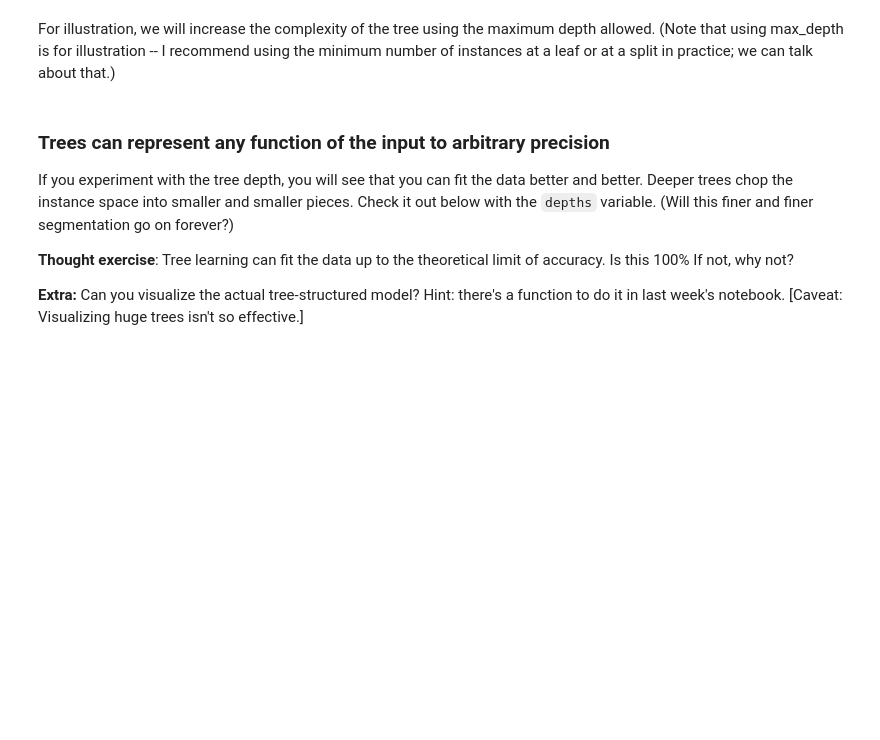
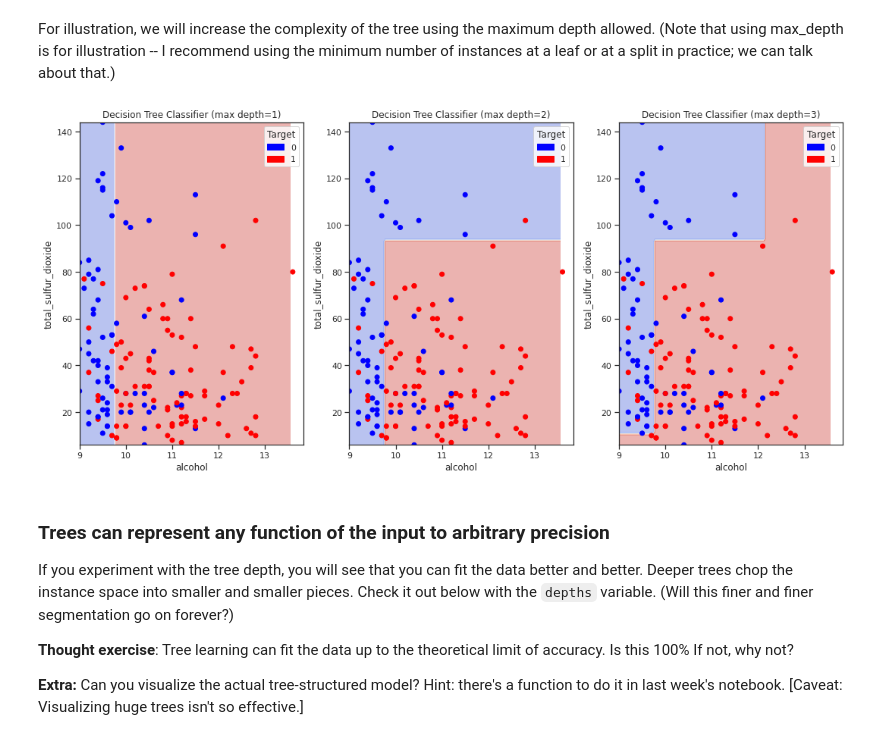
Before and after one commit to RubingLi123/foster_2023spring, a Jupyter notebook: Module3_Fitting_CrossVal/Fitting_and_overfitting.ipynb, the cells around one changed output. Drawn from its saved outputs; the diff is of its cells as text; code cells hidden in the pictures; blank space fills up the shorter version.

```diff
--- a/Module3_Fitting_CrossVal/Fitting_and_overfitting.ipynb
+++ b/Module3_Fitting_CrossVal/Fitting_and_overfitting.ipynb
@@ -204,34 +260,36 @@ For illustration, we will increase the complexity of the tree using the maximum
 from sklearn.tree import DecisionTreeClassifier
 from sklearn.metrics import accuracy_score
 X = wine_df[predictor_columns]
 Y = wine_df.is_good
 
 def training_accy(X, y, model):  #to add accuracy metric to plots
     y_hat = model.fit(X, y).predict(X)
     return accuracy_score(y, [1 if ty >= 0.5 else 0 for ty in y_hat])
 
 def plot_trees(X, Y, col1, col2, depths, show_probs=False, show_acc=False):
     ncol = 3
-    nrows = np.ceil(len(depths) / ncol)
+    nrows = int(np.ceil(len(depths) / ncol))
     plt.figure(figsize=[15, 7*nrows])
 
     for i in range(len(depths)):
         depth = depths[i]
         # Plot
         plt.subplot(nrows, ncol, 1+i)
         model = DecisionTreeClassifier(max_depth=depth, criterion="entropy")
         Decision_Surface(X, col1, col2, Y, model, sample=0.1, gridsize=100,probabilities=show_probs)
         model.fit(X,Y)
         acc = training_accy(X,Y,model)
         if show_acc:
           plt.title(f"Decision Tree Classifier (max depth={depth}, acc = {acc:.2f})")
         else:
           plt.title(f"Decision Tree Classifier (max depth={depth})")
 
     plt.tight_layout()
     plt.show()
 
 plot_trees(X, Y, "alcohol", "total_sulfur_dioxide", depths=[1,2,3], show_probs=False, show_acc=False)
+# %% [output]
+[figure, added]
 # %% [markdown]
 ### Trees can represent any function of the input to arbitrary precision
 
```
Also changed, not shown: parts of 22 cells of this notebook.
